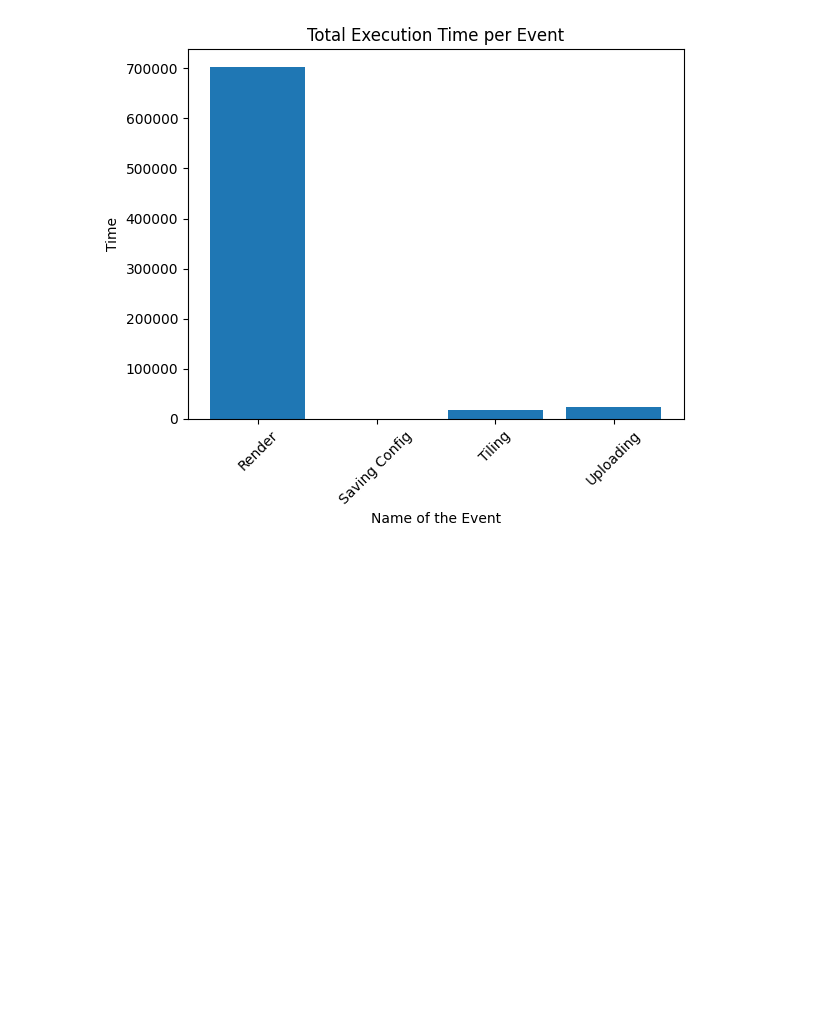
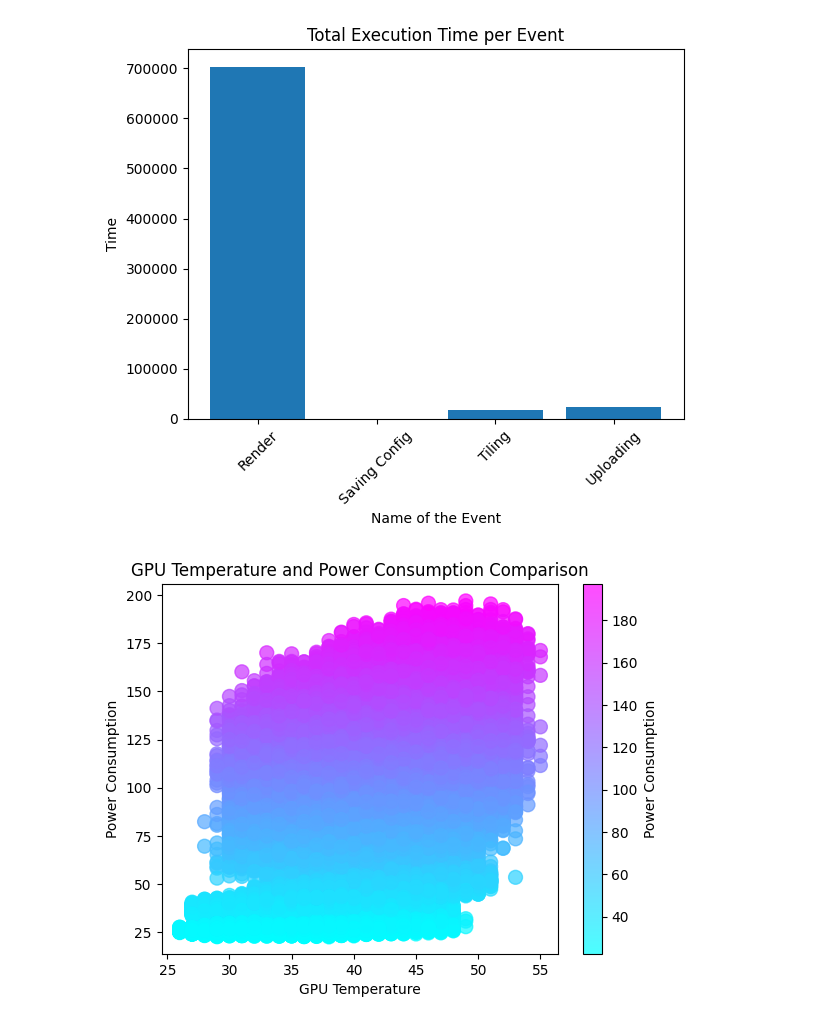
Before and after one commit to Siddhesh7007/220554837_Resit_Cloud_Computing, a Jupyter notebook: Resit_Cloud_Computing.ipynb, the cells around one changed output. Cells and saved outputs as stored; diff of their text form; code cells hidden in the pictures; blank space fills up the shorter version.

```diff
--- a/Resit_Cloud_Computing.ipynb
+++ b/Resit_Cloud_Computing.ipynb
@@ -259,3 +259,13 @@ plt.show()
 # Assigning GPU temperature and power draw data to variables
 variable_a = gpu_df.gpuTempC
 variable_b = gpu_df.powerDrawWatt
+# %%
+#Visualizing the comaprison of GPU temperature and power consumption using a scatter plot
+plt.scatter(variable_a, variable_b, c=variable_b, s=100, cmap='cool', alpha=0.7)
+plt.colorbar(label='Power Consumption')
+plt.xlabel('GPU Temperature')
+plt.ylabel('Power Consumption')
+plt.title('GPU Temperature and Power Consumption Comparison')
+plt.show()
+# %% [output]
+[figure, added]
```
Also changed, not shown: parts of 13 cells of this notebook.
